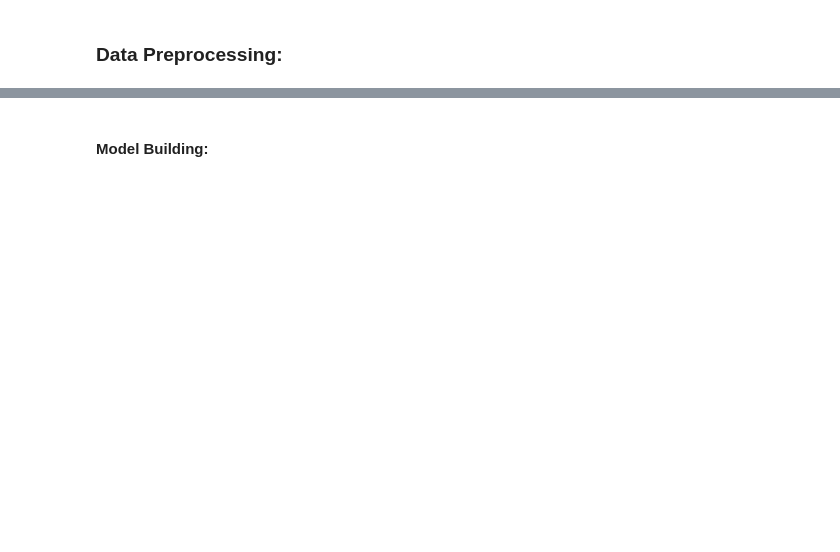
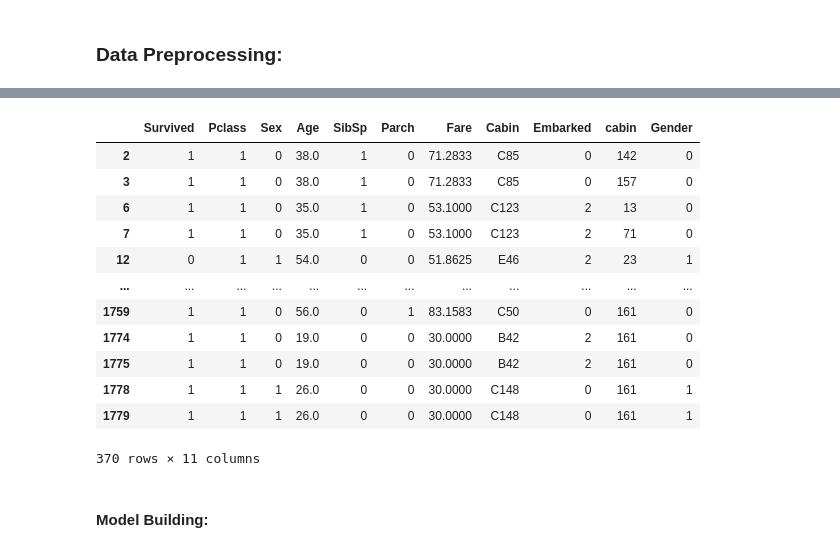
Before and after one commit to naveenkumar096/datascience, a Jupyter notebook: logistic_regression.ipynb, the cells around one changed output, grey strips where cells are left out. Cells and saved outputs as stored; diff of their text form; code cells hidden in the pictures; blank space fills up the shorter version.

```diff
--- a/logistic_regression.ipynb
+++ b/logistic_regression.ipynb
@@ -168,6 +173,21 @@ train_data.drop('Cabin', axis=1, inplace=True)
 # %%
 train_data.isnull().sum()
 train_data = train_data.dropna()
+train_data
+# %% [output]
+|  | Survived | Pclass | Sex | Age | SibSp | Parch | Fare | Cabin | Embarked | cabin | Gender |
+| 2 | 1 | 1 | 0 | 38.0 | 1 | 0 | 71.2833 | C85 | 0 | 142 | 0 |
+| 3 | 1 | 1 | 0 | 38.0 | 1 | 0 | 71.2833 | C85 | 0 | 157 | 0 |
+| 6 | 1 | 1 | 0 | 35.0 | 1 | 0 | 53.1000 | C123 | 2 | 13 | 0 |
+| 7 | 1 | 1 | 0 | 35.0 | 1 | 0 | 53.1000 | C123 | 2 | 71 | 0 |
+| 12 | 0 | 1 | 1 | 54.0 | 0 | 0 | 51.8625 | E46 | 2 | 23 | 1 |
+| ... | ... | ... | ... | ... | ... | ... | ... | ... | ... | ... | ... |
+| 1759 | 1 | 1 | 0 | 56.0 | 0 | 1 | 83.1583 | C50 | 0 | 161 | 0 |
+| 1774 | 1 | 1 | 0 | 19.0 | 0 | 0 | 30.0000 | B42 | 2 | 161 | 0 |
+| 1775 | 1 | 1 | 0 | 19.0 | 0 | 0 | 30.0000 | B42 | 2 | 161 | 0 |
+| 1778 | 1 | 1 | 1 | 26.0 | 0 | 0 | 30.0000 | C148 | 0 | 161 | 1 |
+| 1779 | 1 | 1 | 1 | 26.0 | 0 | 0 | 30.0000 | C148 | 0 | 161 | 1 |
+370 rows × 11 columns
 # %% [markdown]
 ####  Model Building:
 # %%
```
Also changed, not shown: parts of 24 cells of this notebook, 1 other file.
